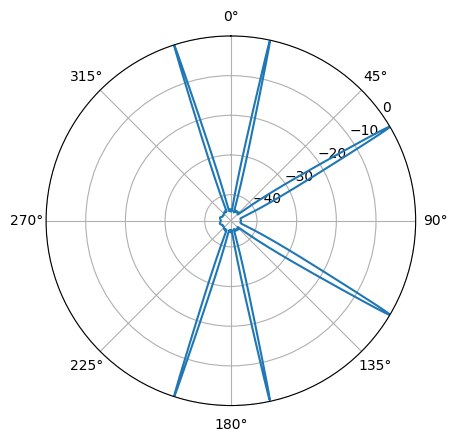
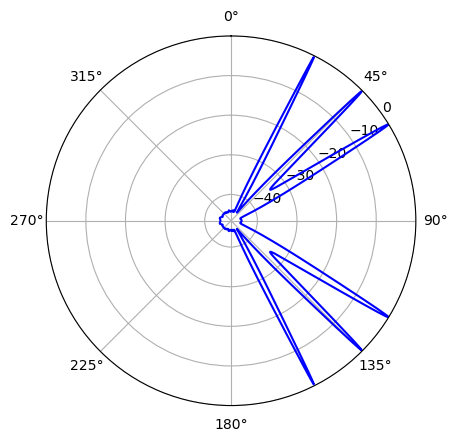
The notebook cell's code change between the first figure and the second:
--- before
+++ after
@@ -11,5 +11,5 @@
 
 fig, ax = plt.subplots(subplot_kw={'projection': 'polar'}); 
-ax.plot(np.deg2rad(theta_scan_360), P_capon_360_db); 
+ax.plot(np.deg2rad(theta_scan_360), P_capon_360_db, color='blue'); 
 ax.set_theta_zero_location('N'); 
 ax.set_theta_direction(-1); 

Commit: Updated README.md, expanded MUSIC and ESPRIT